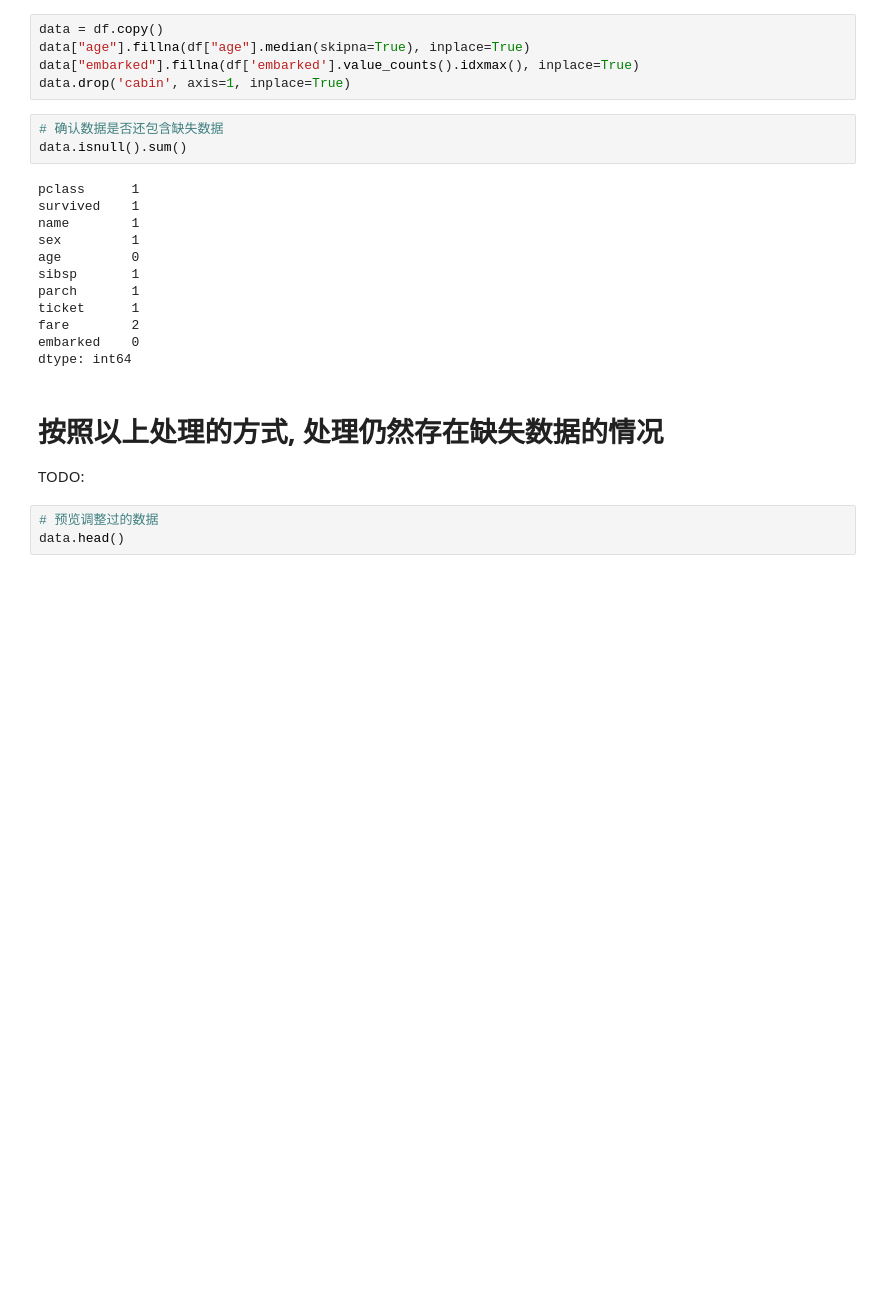
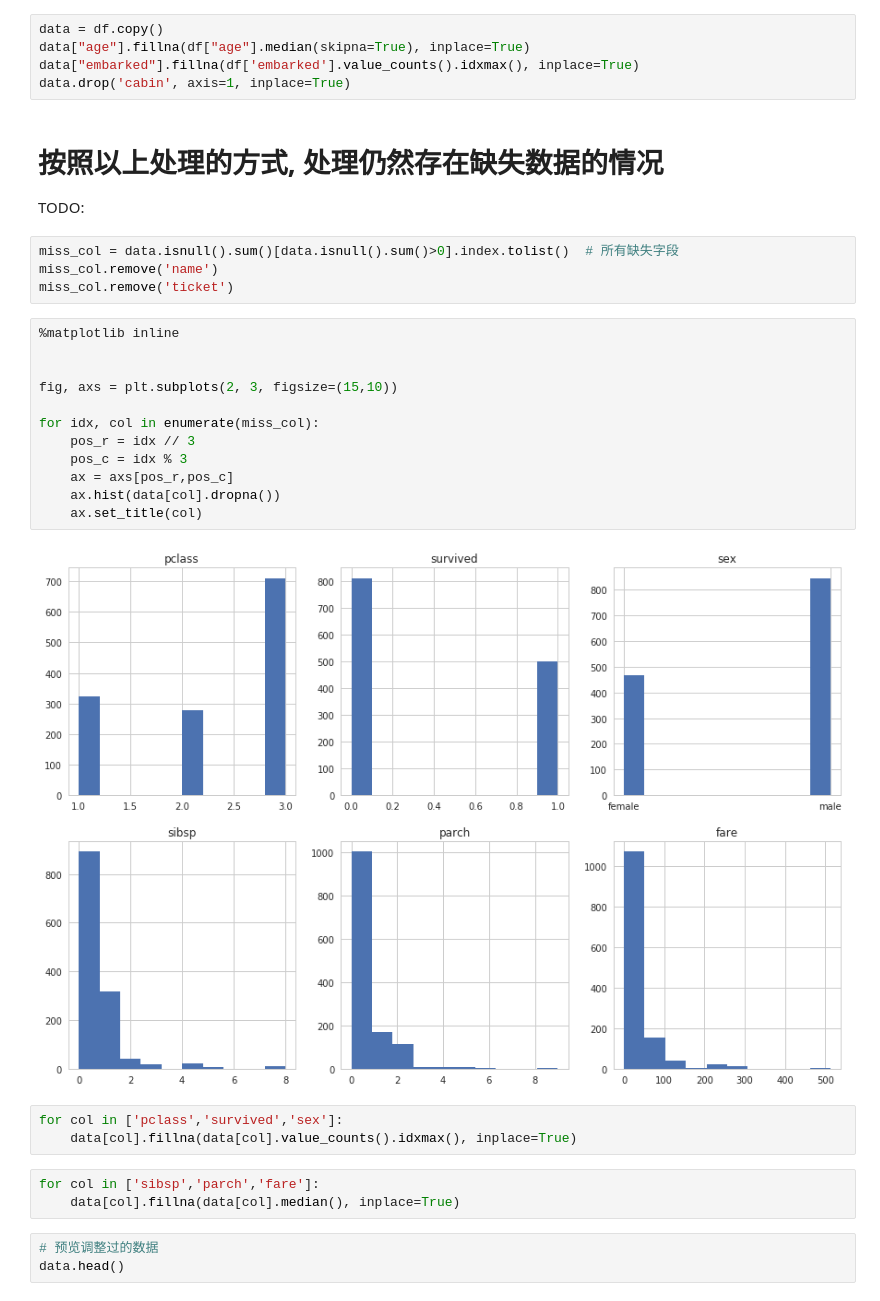
Before and after one commit to GreedyAIAcademy/Machine-Learning, a Jupyter notebook: 3.LinearRegression.LogisticRegression/homework/titanic-logistic-regression-homework.ipynb, the cells around one changed output. Cells and saved outputs as stored; diff of their text form; blank space fills up the shorter version.

```diff
--- a/3.LinearRegression.LogisticRegression/homework/titanic-logistic-regression-homework.ipynb
+++ b/3.LinearRegression.LogisticRegression/homework/titanic-logistic-regression-homework.ipynb
@@ -141,24 +141,33 @@ data = df.copy()
 data["age"].fillna(df["age"].median(skipna=True), inplace=True)
 data["embarked"].fillna(df['embarked'].value_counts().idxmax(), inplace=True)
 data.drop('cabin', axis=1, inplace=True)
-# %%
-# 确认数据是否还包含缺失数据
-data.isnull().sum()
-# %% [output]
-pclass      1
-survived    1
-name        1
-sex         1
-age         0
-sibsp       1
-parch       1
-ticket      1
-fare        2
-embarked    0
-dtype: int64
 # %% [markdown]
 # 按照以上处理的方式, 处理仍然存在缺失数据的情况
 TODO:
+# %%
+miss_col = data.isnull().sum()[data.isnull().sum()>0].index.tolist()  # 所有缺失字段
+miss_col.remove('name')
+miss_col.remove('ticket')
+# %%
+%matplotlib inline
+
+
+fig, axs = plt.subplots(2, 3, figsize=(15,10))
+
+for idx, col in enumerate(miss_col):
+    pos_r = idx // 3
+    pos_c = idx % 3
+    ax = axs[pos_r,pos_c]
+    ax.hist(data[col].dropna())
+    ax.set_title(col)
+# %% [output]
+[figure, added]
+# %%
+for col in ['pclass','survived','sex']:
+    data[col].fillna(data[col].value_counts().idxmax(), inplace=True)
+# %%
+for col in ['sibsp','parch','fare']:
+    data[col].fillna(data[col].median(), inplace=True)
 # %%
 # 预览调整过的数据
 data.head()
```
Also changed, not shown: parts of 6 cells of this notebook.
